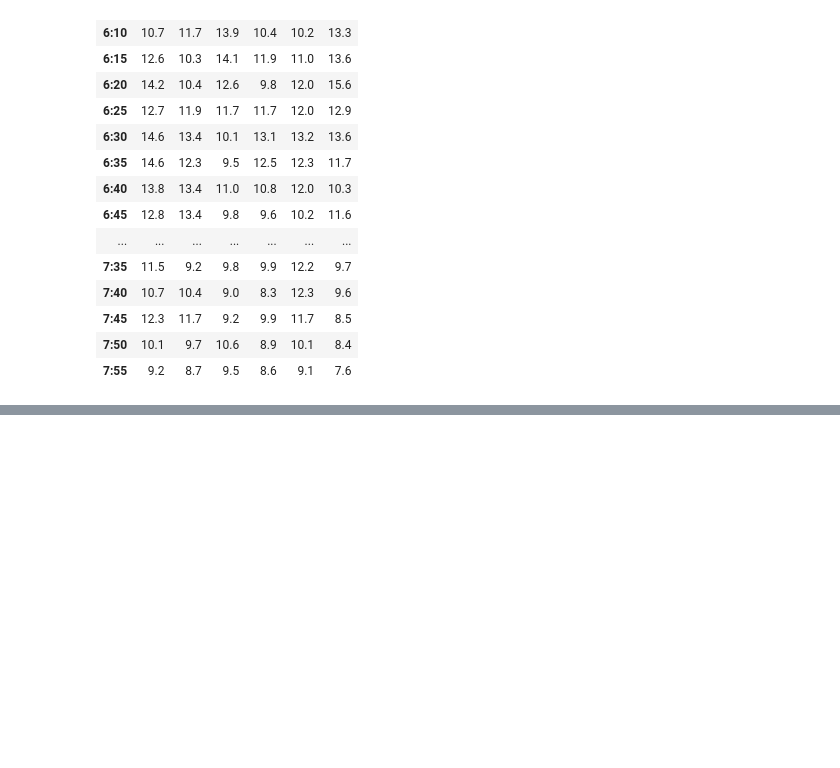
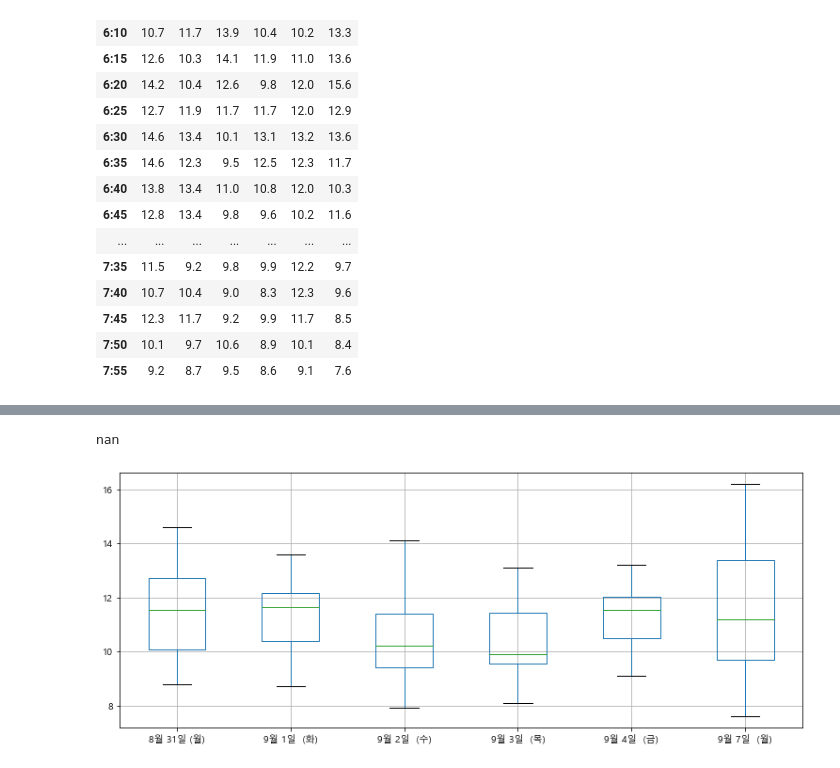
Before and after one commit to dain1403/map-navi-project, a Jupyter notebook: 도마교네거리→원미네거리 도로소통 정보 데이터 예시.ipynb, the cells around one changed output, grey strips where cells are left out. Saved outputs shown, nothing was run; the diff lists cells and outputs as text; code cells hidden in the pictures; blank space fills up the shorter version.

```diff
--- a/도마교네거리→원미네거리 도로소통 정보 데이터 예시.ipynb
+++ b/도마교네거리→원미네거리 도로소통 정보 데이터 예시.ipynb
@@ -124,0 +147,4 @@ data
+# %%
+df[0][0]
+# %% [output]
+nan
@@ -124,0 +153,9 @@ data
+# %%
+boxplot = data.boxplot()
+boxplot.set_xticks([1, 2, 3, 4, 5, 6])
+boxplot.set_xticklabels(['8월 31일 (월)','9월 1일  (화)','9월 2일  (수)','9월 3일  (목)','9월 4일  (금)','9월 7일  (월)'])
+#plt.yticks(np.arange(0, len(data.index)))
+#plt.xticks(label)
+plt.show()
+# %% [output]
+[figure, added]
```
Also changed, not shown: parts of 5 cells of this notebook.
